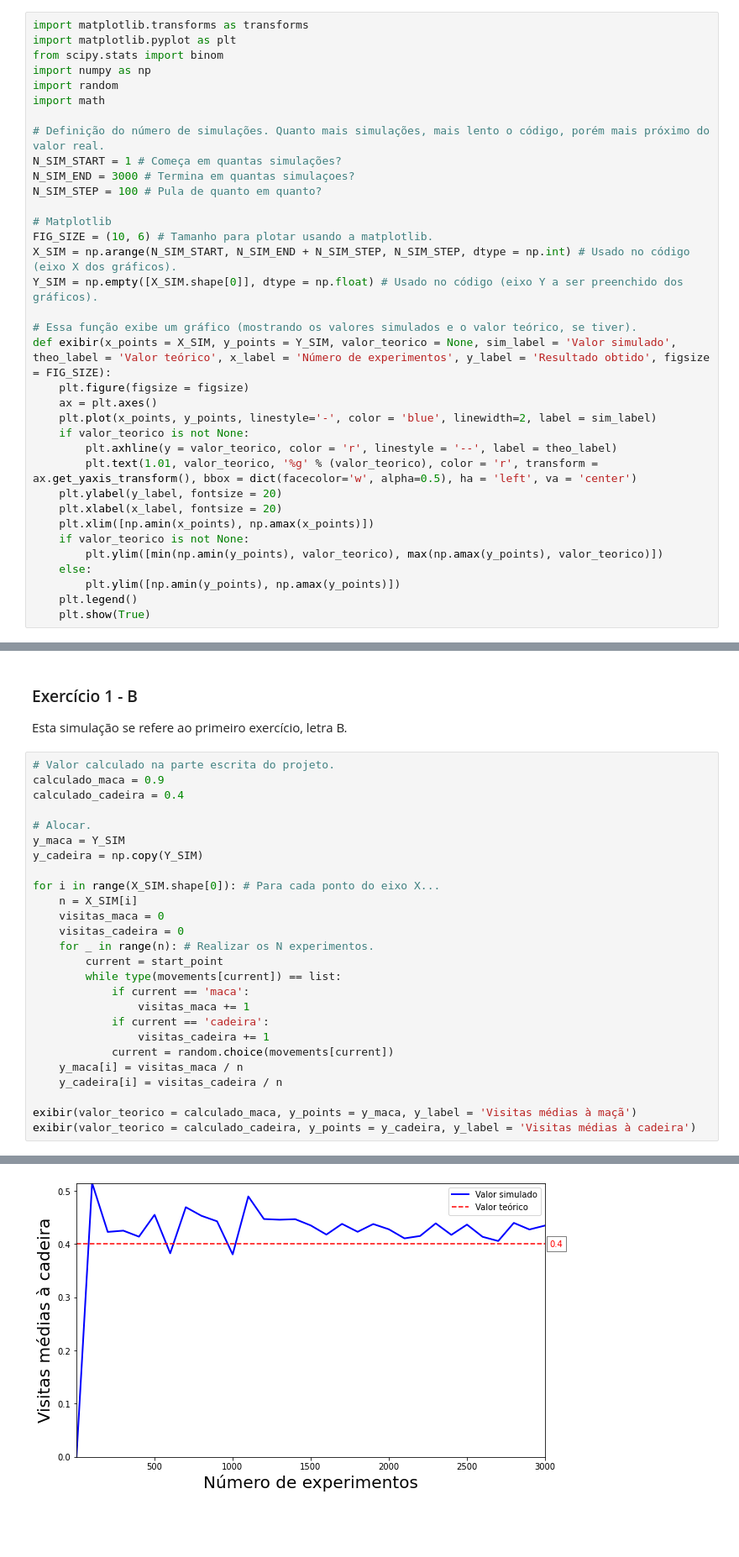
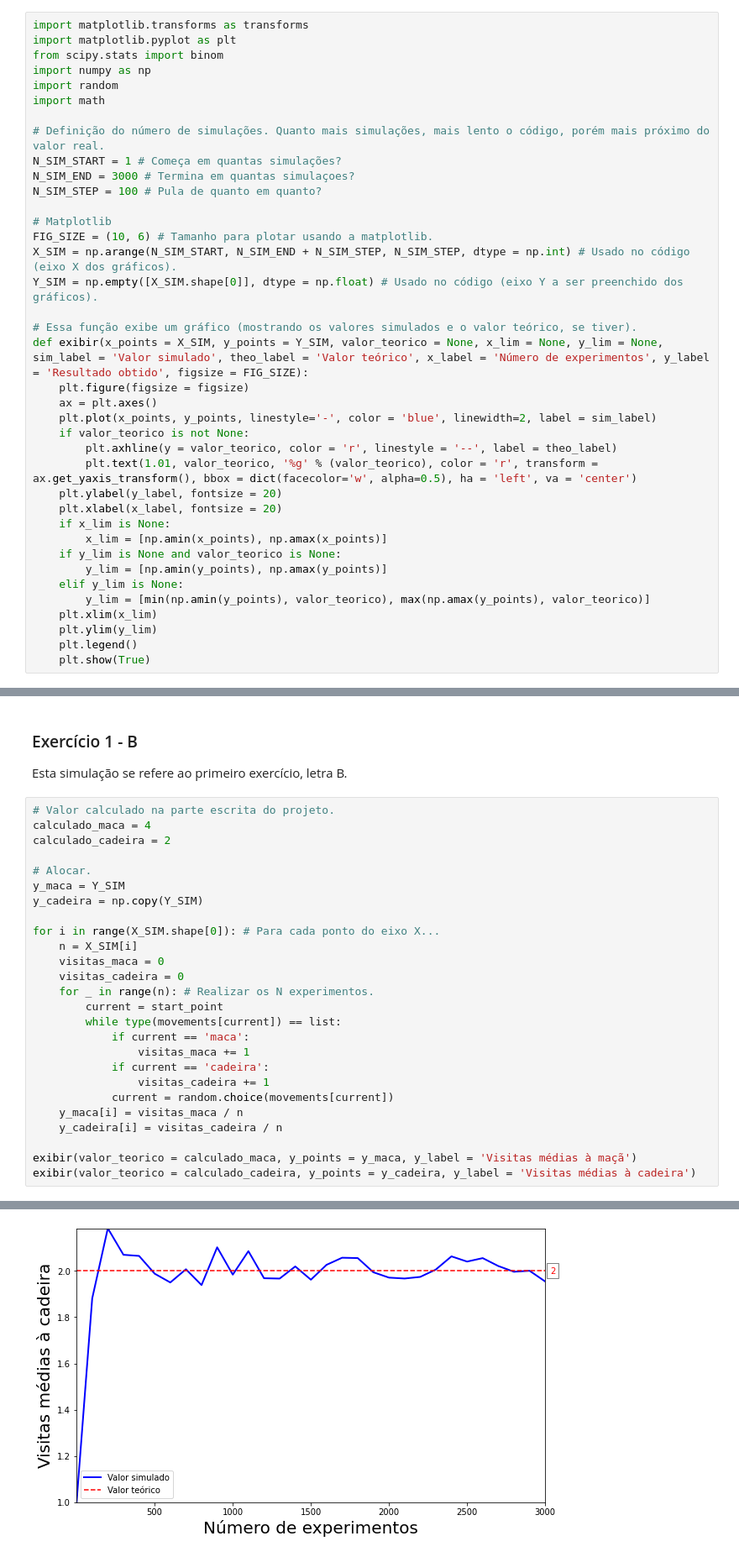
Before and after one commit to mcarvalhor/ProjEstocasticos, a Jupyter notebook: Simulacao.ipynb, the cells around one changed output, grey strips where cells are left out. Shown: that part at 84% size. Cells and saved outputs as stored; diff of their text form; blank space fills up the shorter version.

Commit message:
Melhorado código de plot

```diff
--- a/Simulacao.ipynb
+++ b/Simulacao.ipynb
@@ -35,7 +35,7 @@ X_SIM = np.arange(N_SIM_START, N_SIM_END + N_SIM_STEP, N_SIM_STEP, dtype = np.in
 Y_SIM = np.empty([X_SIM.shape[0]], dtype = np.float) # Usado no código (eixo Y a ser preenchido dos gráficos).
 
 # Essa função exibe um gráfico (mostrando os valores simulados e o valor teórico, se tiver).
-def exibir(x_points = X_SIM, y_points = Y_SIM, valor_teorico = None, sim_label = 'Valor simulado', theo_label = 'Valor teórico', x_label = 'Número de experimentos', y_label = 'Resultado obtido', figsize = FIG_SIZE):
+def exibir(x_points = X_SIM, y_points = Y_SIM, valor_teorico = None, x_lim = None, y_lim = None, sim_label = 'Valor simulado', theo_label = 'Valor teórico', x_label = 'Número de experimentos', y_label = 'Resultado obtido', figsize = FIG_SIZE):
     plt.figure(figsize = figsize)
     ax = plt.axes()
     plt.plot(x_points, y_points, linestyle='-', color = 'blue', linewidth=2, label = sim_label)
@@ -44,11 +44,14 @@ def exibir(x_points = X_SIM, y_points = Y_SIM, valor_teorico = None, sim_label =
         plt.text(1.01, valor_teorico, '%g' % (valor_teorico), color = 'r', transform = ax.get_yaxis_transform(), bbox = dict(facecolor='w', alpha=0.5), ha = 'left', va = 'center')
     plt.ylabel(y_label, fontsize = 20)
     plt.xlabel(x_label, fontsize = 20)
-    plt.xlim([np.amin(x_points), np.amax(x_points)])
-    if valor_teorico is not None:
-        plt.ylim([min(np.amin(y_points), valor_teorico), max(np.amax(y_points), valor_teorico)])
-    else:
-        plt.ylim([np.amin(y_points), np.amax(y_points)])
+    if x_lim is None:
+        x_lim = [np.amin(x_points), np.amax(x_points)]
+    if y_lim is None and valor_teorico is None:
+        y_lim = [np.amin(y_points), np.amax(y_points)]
+    elif y_lim is None:
+        y_lim = [min(np.amin(y_points), valor_teorico), max(np.amax(y_points), valor_teorico)]
+    plt.xlim(x_lim)
+    plt.ylim(y_lim)
     plt.legend()
     plt.show(True)
 # %% [markdown]
@@ -87,8 +90,8 @@ exibir(valor_teorico = calculado, y_label = 'Probabilidade de escapar')
 Esta simulação se refere ao primeiro exercício, letra B.
 # %%
 # Valor calculado na parte escrita do projeto.
-calculado_maca = 0.9
-calculado_cadeira = 0.4
+calculado_maca = 4
+calculado_cadeira = 2
 
 # Alocar.
 y_maca = Y_SIM
@@ -116,4 +119,4 @@ exibir(valor_teorico = calculado_cadeira, y_points = y_cadeira, y_label = 'Visit
-[figure, old version]
+[figure, new version]
 # %% [markdown]
 ### Exercício 1 - C
 
```
Also changed, not shown: parts of 3 cells of this notebook.
